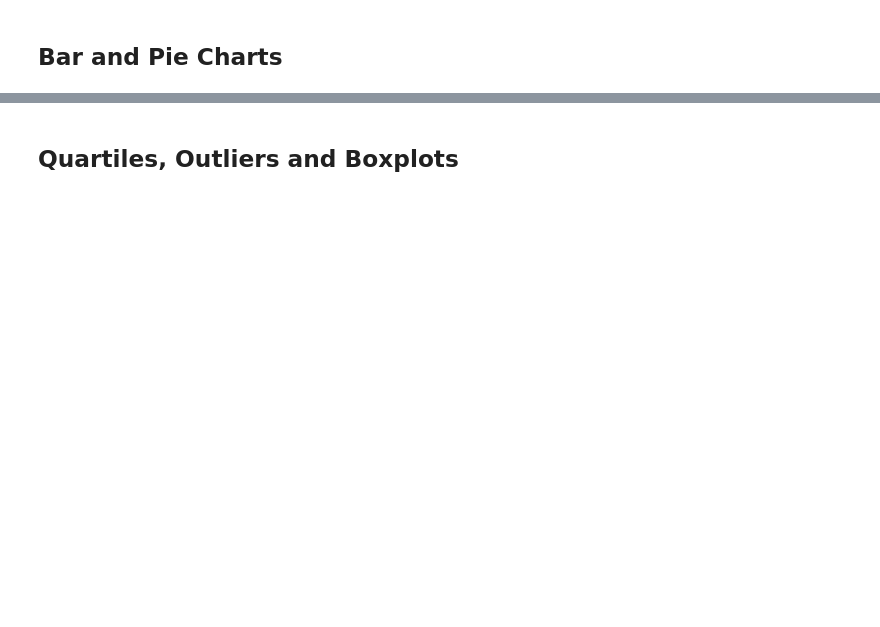
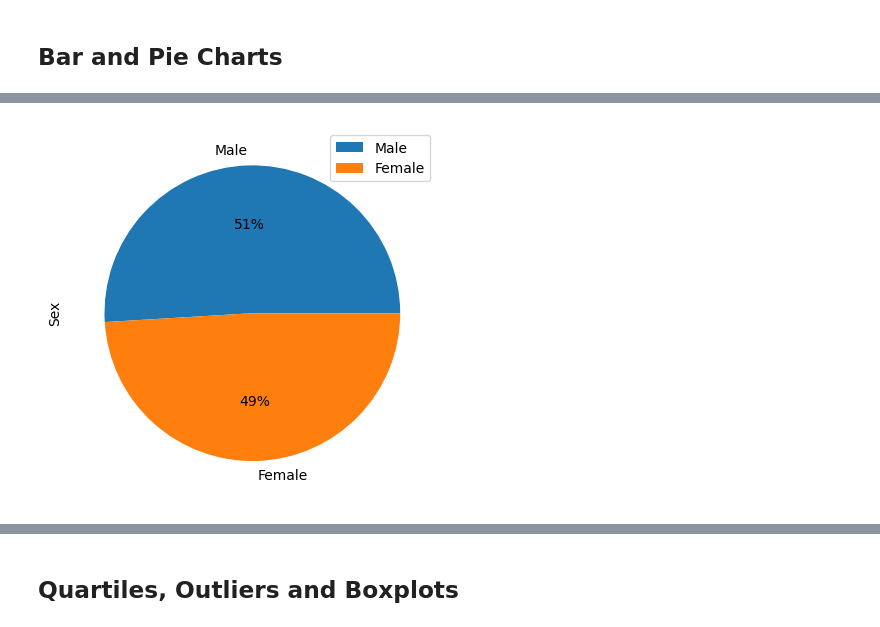
Before and after one commit to Adam-Kertz/plot-challenge, a Jupyter notebook: Pymaceuticals/pymaceuticals_starter.ipynb, the cells around one changed output, grey strips where cells are left out. Cells and saved outputs as stored; diff of their text form; code cells hidden in the pictures; blank space fills up the shorter version.

```diff
--- a/Pymaceuticals/pymaceuticals_starter.ipynb
+++ b/Pymaceuticals/pymaceuticals_starter.ipynb
@@ -95,4 +145,9 @@ print(Variance)
 # %%
 # Generate a pie plot showing the distribution of female versus male mice using Pandas
+y_pan_pie = Complete_Study_df["Sex"].value_counts()
+plot_pie_df = pd.DataFrame({"Sex":y_pan_pie})
+pplot = plot_pie_df.plot(y="Sex",kind="pie",autopct='%1.0f%%')
+# %% [output]
+[figure, added]
 # %%
 # Generate a pie plot showing the distribution of female versus male mice using pyplot
```
Also changed, not shown: parts of 10 cells of this notebook, 1 other file.
